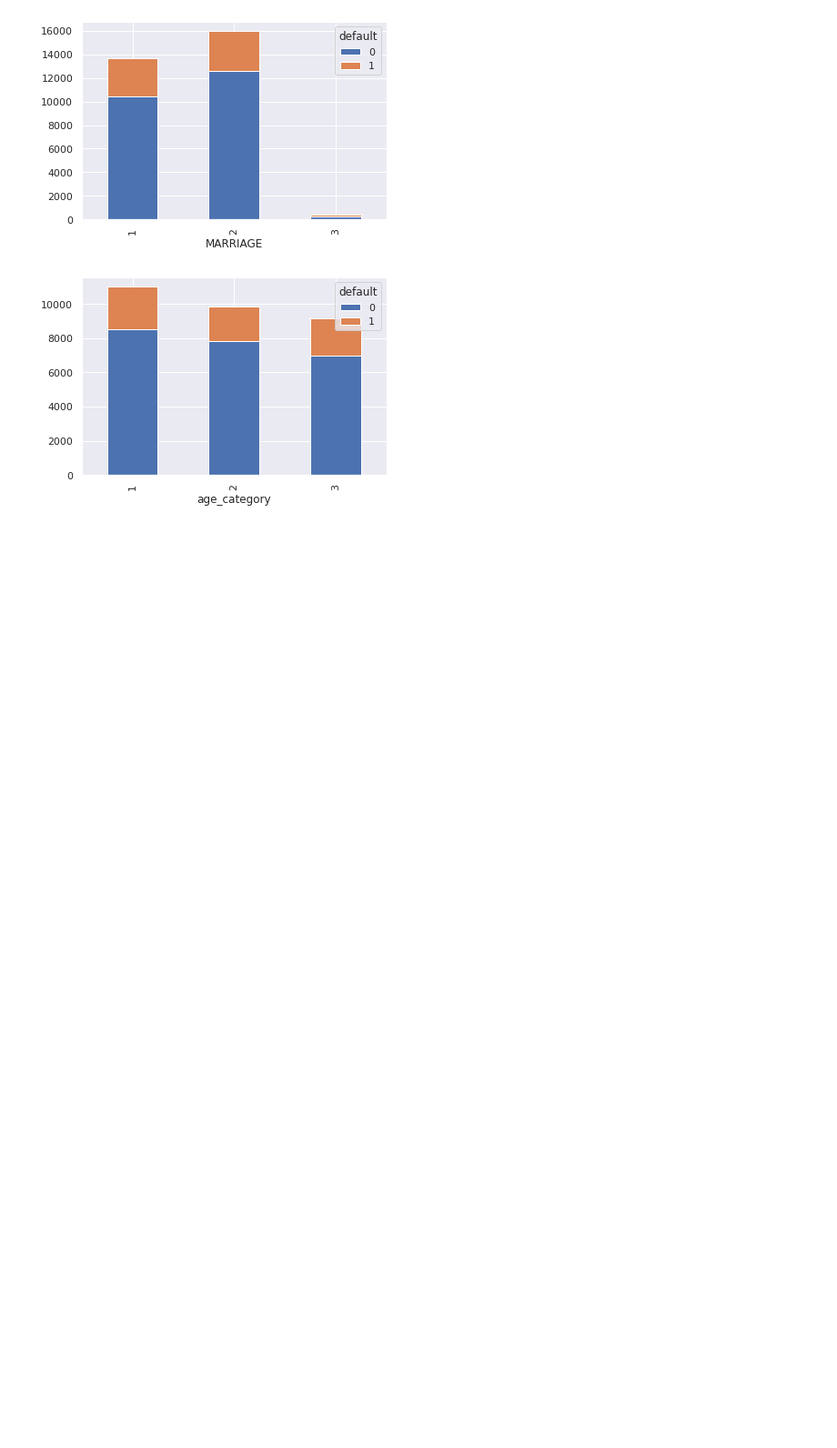
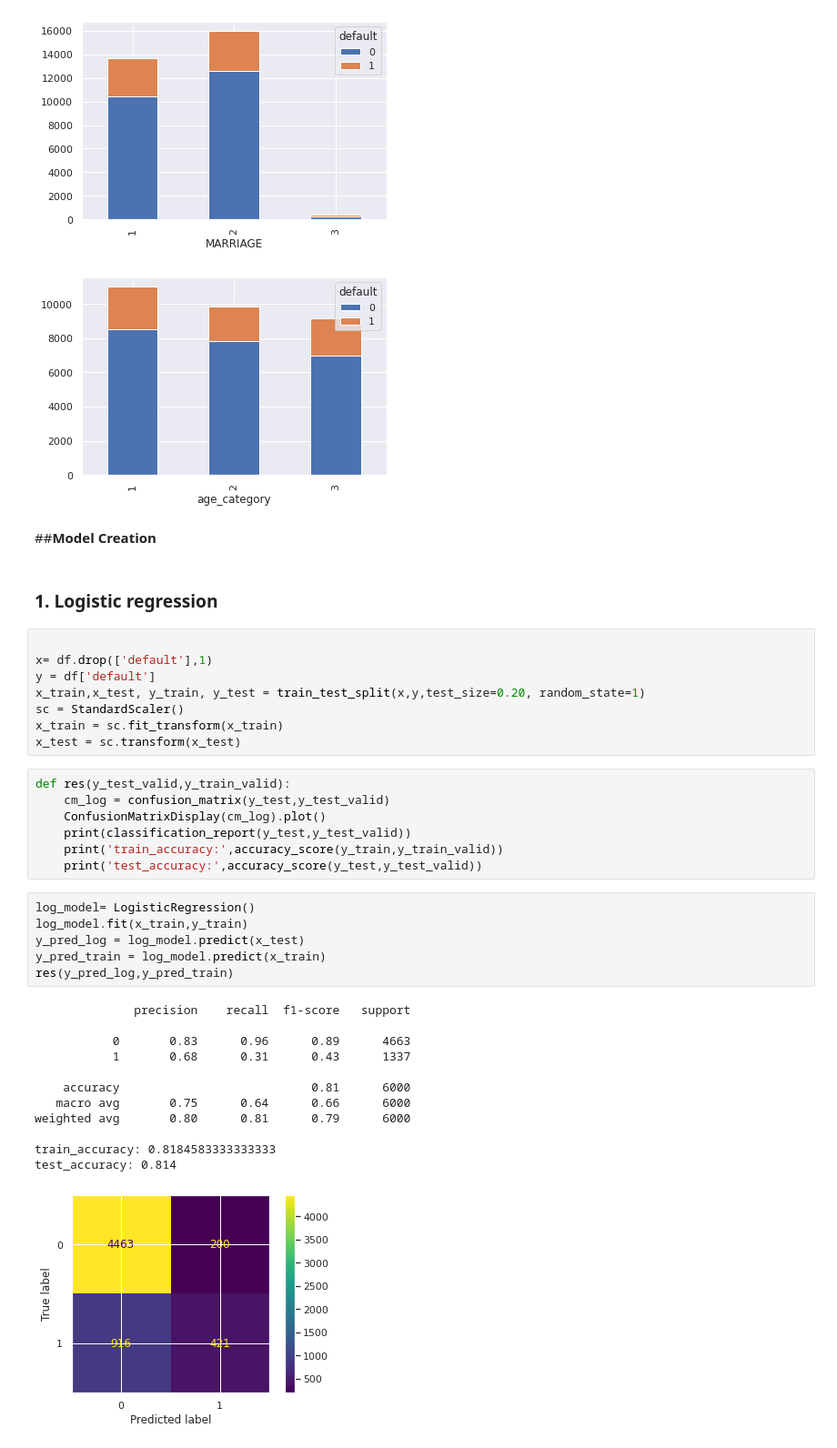
Before and after one commit to tushwagh/Credit-Card-Default-Prediction, a Jupyter notebook: Credit_Card_Default_Prediction_Capstone_Project.ipynb, the cells around one changed output. Shown at 91% size. Cells and saved outputs as stored; diff of their text form; blank space fills up the shorter version.

```diff
--- a/Credit_Card_Default_Prediction_Capstone_Project.ipynb
+++ b/Credit_Card_Default_Prediction_Capstone_Project.ipynb
@@ -472,3 +535,41 @@ age_def.plot(kind='bar', stacked=True)
 [figure]
 [figure]
 [figure]
+# %% [markdown]
+##**Model Creation**
+# %% [markdown]
+### **1. Logistic regression**
+# %%
+
+x= df.drop(['default'],1)
+y = df['default']
+x_train,x_test, y_train, y_test = train_test_split(x,y,test_size=0.20, random_state=1)
+sc = StandardScaler()
+x_train = sc.fit_transform(x_train)
+x_test = sc.transform(x_test)
+# %%
+def res(y_test_valid,y_train_valid):
+    cm_log = confusion_matrix(y_test,y_test_valid)
+    ConfusionMatrixDisplay(cm_log).plot()
+    print(classification_report(y_test,y_test_valid))
+    print('train_accuracy:',accuracy_score(y_train,y_train_valid))
+    print('test_accuracy:',accuracy_score(y_test,y_test_valid))
+# %%
+log_model= LogisticRegression()
+log_model.fit(x_train,y_train)
+y_pred_log = log_model.predict(x_test)
+y_pred_train = log_model.predict(x_train)
+res(y_pred_log,y_pred_train)
+# %% [output]
+              precision    recall  f1-score   support
+
+           0       0.83      0.96      0.89      4663
+           1       0.68      0.31      0.43      1337
+
+    accuracy                           0.81      6000
+   macro avg       0.75      0.64      0.66      6000
+weighted avg       0.80      0.81      0.79      6000
+
+train_accuracy: 0.8184583333333333
+test_accuracy: 0.814
+[figure, added]
```
Also changed, not shown: parts of 26 cells of this notebook.
